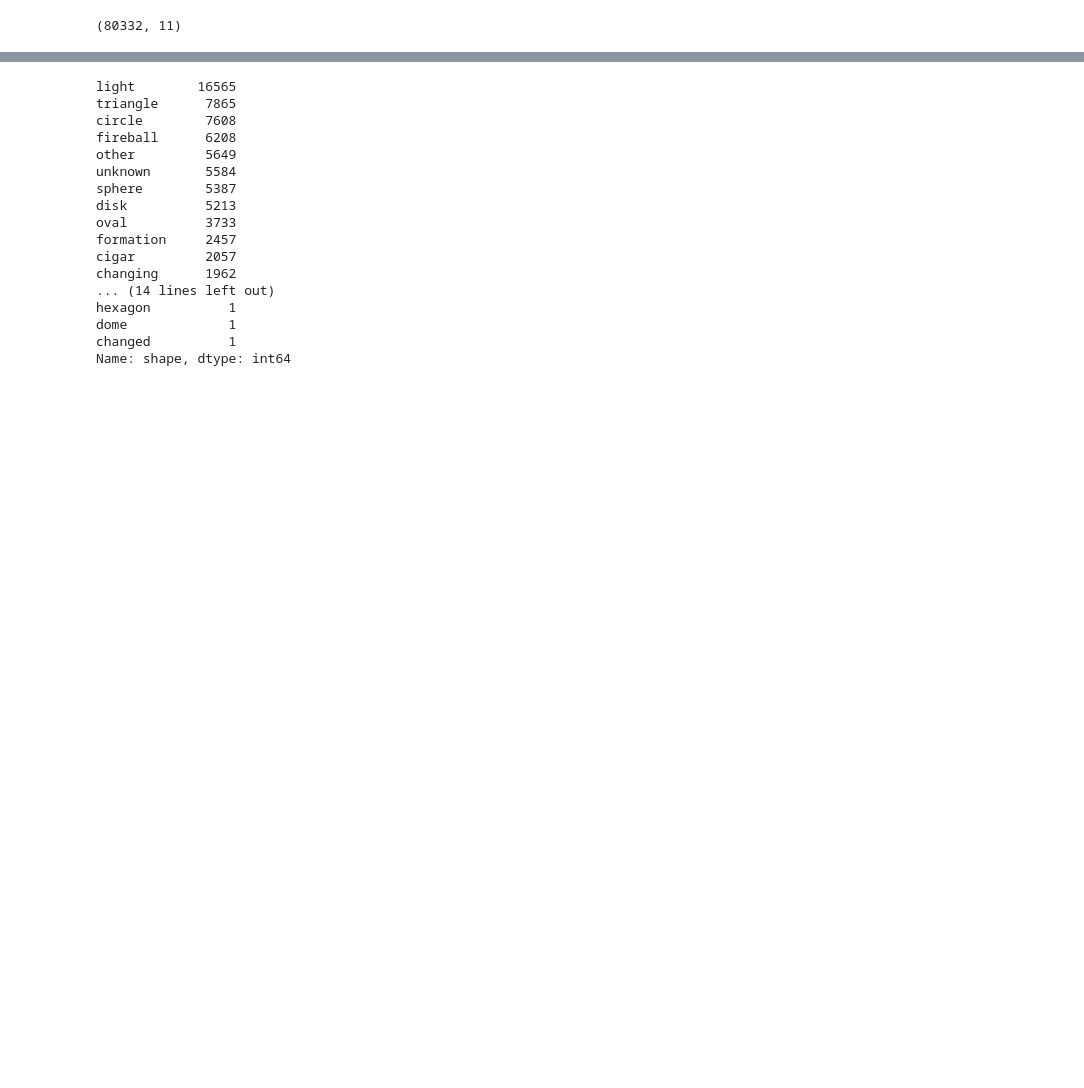
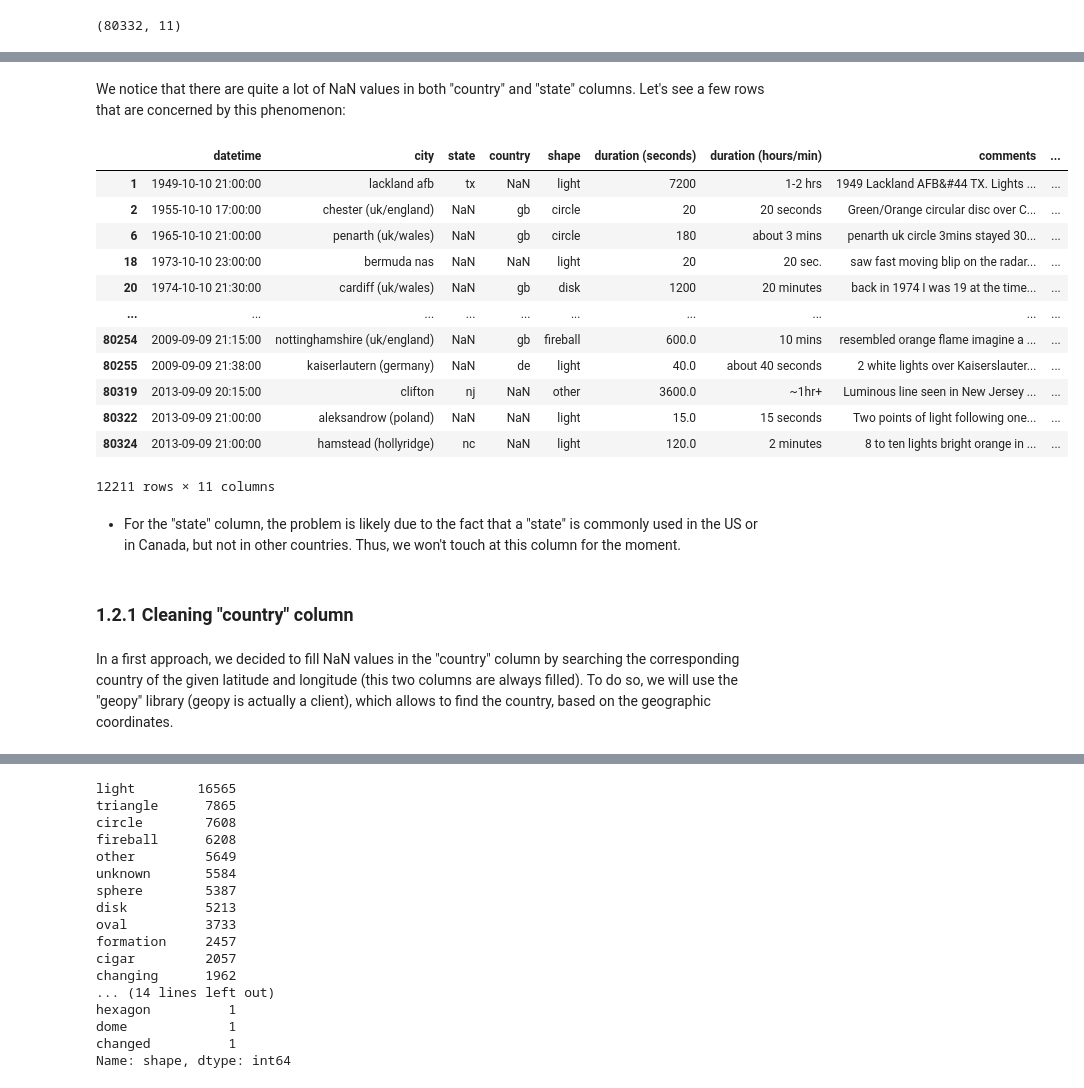
Before and after one commit to JulesBrable/UFO, a Jupyter notebook: begining.ipynb, the cells around one changed output, grey strips where cells are left out. Saved outputs shown, nothing was run; the diff lists cells and outputs as text; code cells hidden in the pictures; blank space fills up the shorter version.

Commit message:
big advancements in country column cleaning

```diff
--- a/begining.ipynb
+++ b/begining.ipynb
@@ -22,0 +101,24 @@ df.shape
+# %% [markdown]
+We notice that there are quite a lot of NaN values in both "country" and "state" columns. Let's see a few rows that are concerned by this phenomenon:
+# %%
+df.query('country.isna() | state.isna()', engine = 'python')
+# %% [output]
+|  | datetime | city | state | country | shape | duration (seconds) | duration (hours/min) | comments | ... |
+| 1 | 1949-10-10 21:00:00 | lackland afb | tx | NaN | light | 7200 | 1-2 hrs | 1949 Lackland AFB&#44 TX. Lights ... | ... |
+| 2 | 1955-10-10 17:00:00 | chester (uk/england) | NaN | gb | circle | 20 | 20 seconds | Green/Orange circular disc over C... | ... |
+| 6 | 1965-10-10 21:00:00 | penarth (uk/wales) | NaN | gb | circle | 180 | about 3 mins | penarth uk circle 3mins stayed 30... | ... |
+| 18 | 1973-10-10 23:00:00 | bermuda nas | NaN | NaN | light | 20 | 20 sec. | saw fast moving blip on the radar... | ... |
+| 20 | 1974-10-10 21:30:00 | cardiff (uk/wales) | NaN | gb | disk | 1200 | 20 minutes | back in 1974 I was 19 at the time... | ... |
+| ... | ... | ... | ... | ... | ... | ... | ... | ... | ... |
+| 80254 | 2009-09-09 21:15:00 | nottinghamshire (uk/england) | NaN | gb | fireball | 600.0 | 10 mins | resembled orange flame imagine a ... | ... |
+| 80255 | 2009-09-09 21:38:00 | kaiserlautern (germany) | NaN | de | light | 40.0 | about 40 seconds | 2 white lights over Kaiserslauter... | ... |
+| 80319 | 2013-09-09 20:15:00 | clifton | nj | NaN | other | 3600.0 | ~1hr+ | Luminous line seen in New Jersey ... | ... |
+| 80322 | 2013-09-09 21:00:00 | aleksandrow (poland) | NaN | NaN | light | 15.0 | 15 seconds | Two points of light following one... | ... |
+| 80324 | 2013-09-09 21:00:00 | hamstead (hollyridge) | nc | NaN | light | 120.0 | 2 minutes | 8 to ten lights bright orange in ... | ... |
+12211 rows × 11 columns
+# %% [markdown]
+* For the "state" column, the problem is likely due to the fact that a "state" is commonly used in the US or in Canada, but not in other countries. Thus, we won't touch at this column for the moment.
+# %% [markdown]
+### 1.2.1 Cleaning "country" column
+# %% [markdown]
+In a first approach, we decided to fill NaN values in the "country" column by searching the corresponding country of the given latitude and longitude (this two columns are always filled). To do so, we will use the "geopy" library (geopy is actually a client), which allows to find the country, based on the geographic coordinates.
```
Also changed, not shown: parts of 77 cells of this notebook.
